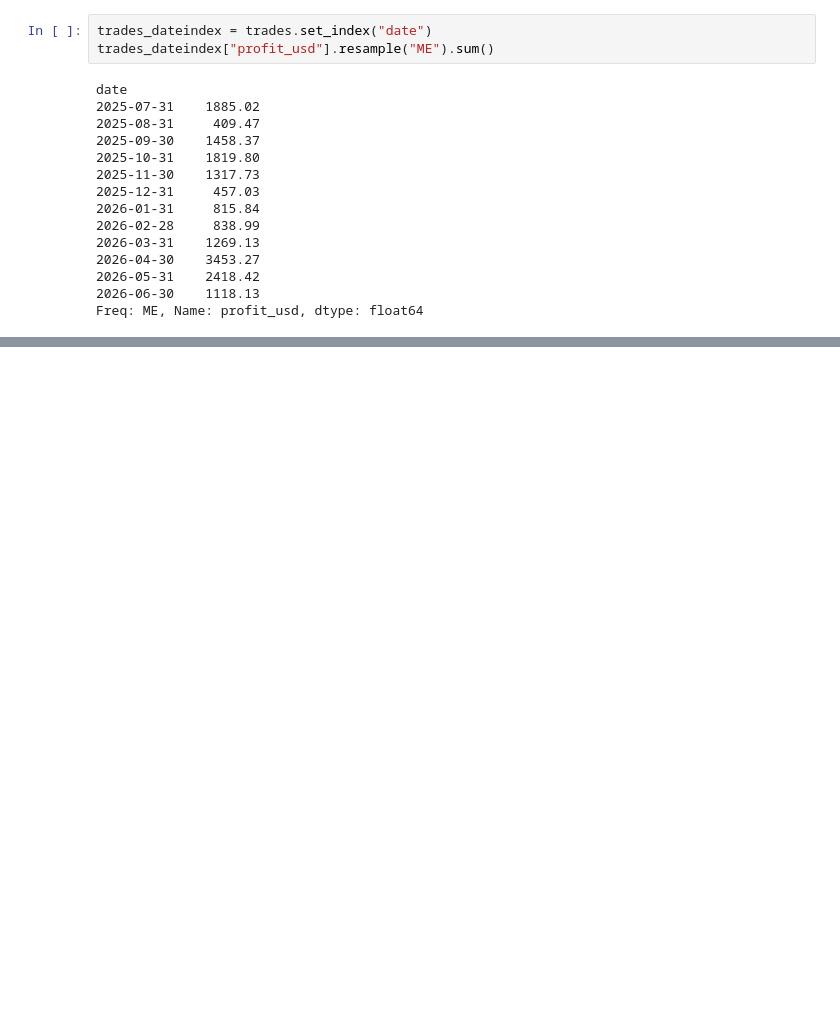
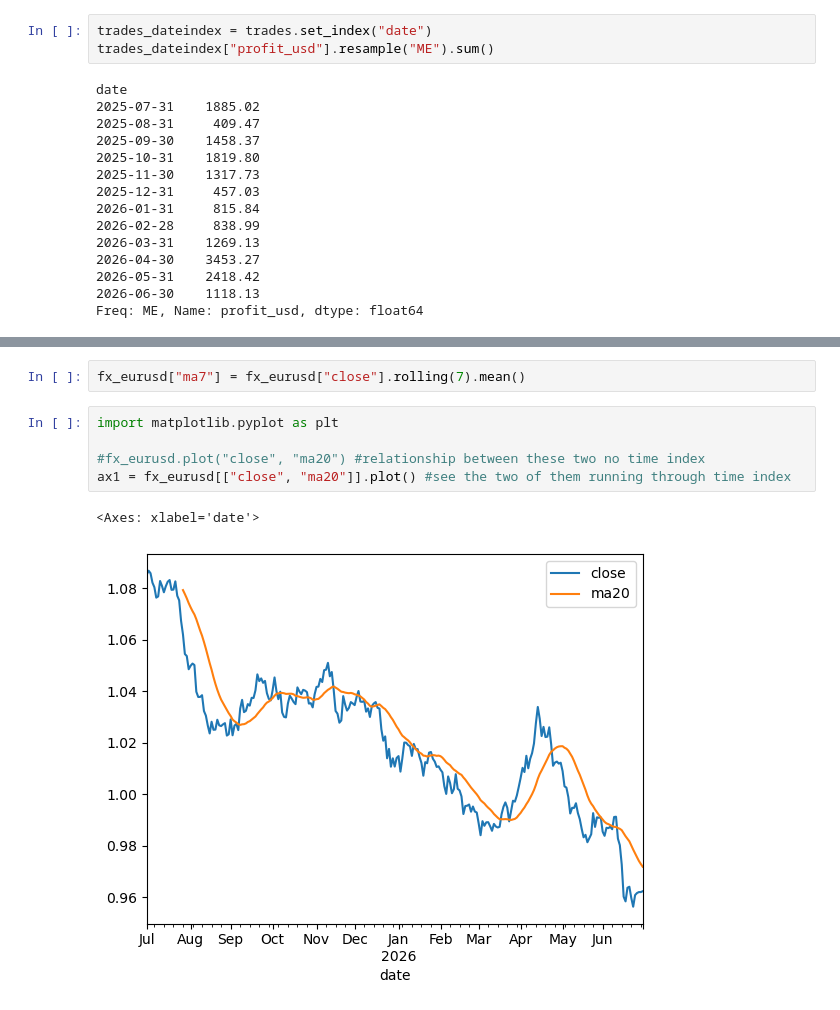
Before and after one commit to popupwhatup/fx-desk-analytics, a Jupyter notebook: analysis.ipynb, the cells around one changed output, grey strips where cells are left out. Drawn from its saved outputs; the diff is of its cells as text; blank space fills up the shorter version.

Commit message:
Add part 6: visualizations

```diff
--- a/analysis.ipynb
+++ b/analysis.ipynb
@@ -354,0 +362,10 @@ Freq: ME, Name: profit_usd, dtype: float64
+# %%
+fx_eurusd["ma7"] = fx_eurusd["close"].rolling(7).mean()
+# %%
+import matplotlib.pyplot as plt
+
+#fx_eurusd.plot("close", "ma20") #relationship between these two no time index
+ax1 = fx_eurusd[["close", "ma20"]].plot() #see the two of them running through time index
+# %% [output]
+<Axes: xlabel='date'>
+[figure, added]
```
Also changed, not shown: parts of 8 cells of this notebook.
